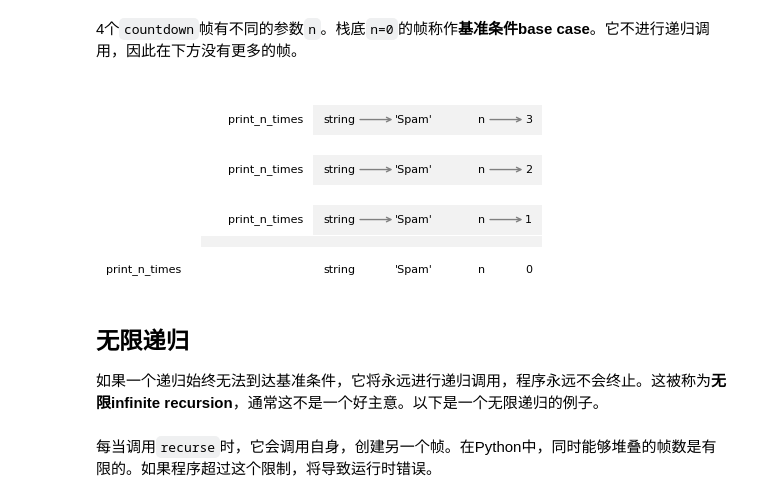
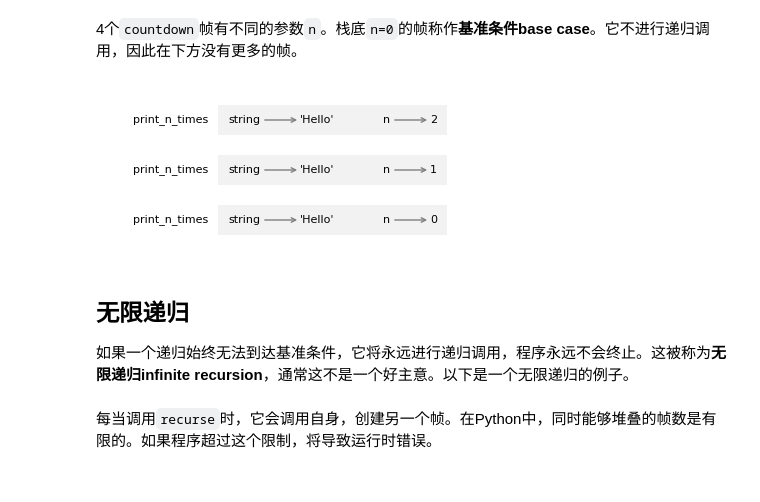
Before and after one commit to alchemistcai/think_python_3e_cn, a Jupyter notebook: chap05.ipynb, the cells around one changed output. Cells and saved outputs as stored; diff of their text form; code cells hidden in the pictures.

```diff
--- a/chap05.ipynb
+++ b/chap05.ipynb
@@ -349,25 +349,25 @@ bbox = stack.draw(ax, x, y)
 # %%
 from diagram import make_frame, Stack
 from diagram import diagram, adjust
 
 frames = []
-for n in [3,2,1,0]:
-    d = dict(string='Spam', n=n)
+for n in [2,1,0]:
+    d = dict(string='Hello', n=n)
     frame = make_frame(d, name='print_n_times', dx=1.3, loc='left')
     frames.append(frame)
 
 stack = Stack(frames, dy=-0.5)
 
 width, height, x, y = [3.53, 1.54, 1.54, 1.27]
 ax = diagram(width, height)
 bbox = stack.draw(ax, x, y)
 # adjust(x, y, bbox)
 # %% [output]
-[figure, old version]
+[figure, new version]
 # %% [markdown]
 ## 无限递归
 
-如果一个递归始终无法到达基准条件，它将永远进行递归调用，程序永远不会终止。这被称为**无限infinite recursion**，通常这不是一个好主意。以下是一个无限递归的例子。
+如果一个递归始终无法到达基准条件，它将永远进行递归调用，程序永远不会终止。这被称为**无限递归infinite recursion**，通常这不是一个好主意。以下是一个无限递归的例子。
 # %%
 def recurse():
     recurse()
```
Also changed, not shown: parts of 6 cells of this notebook.
